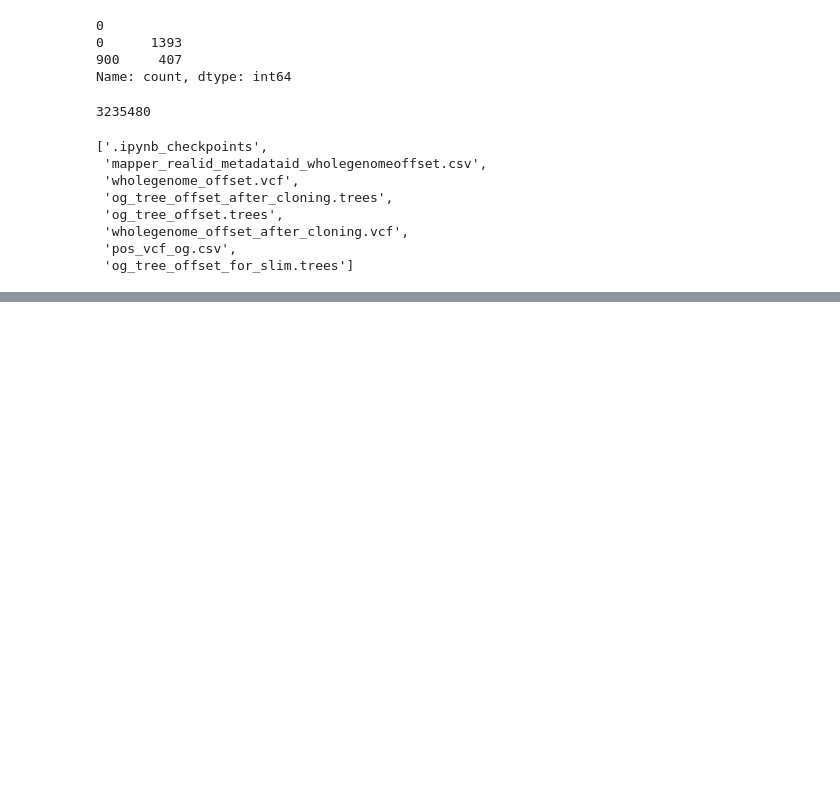
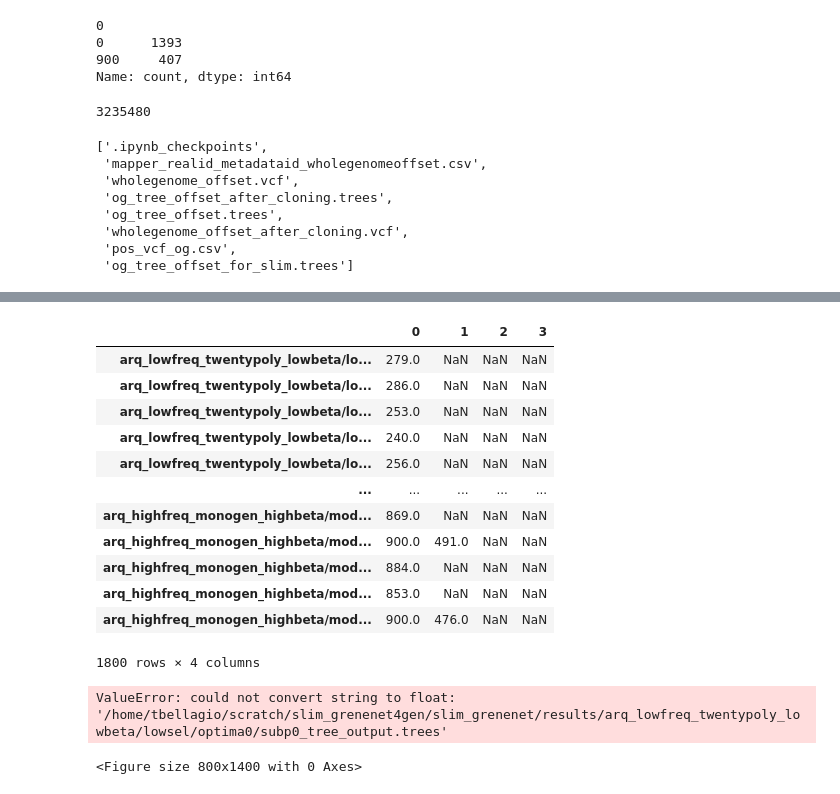
Before and after one commit to Tatianabellagio/slim_grenenet, a Jupyter notebook: test.ipynb, the cells around one changed output, grey strips where cells are left out. Drawn from its saved outputs; the diff is of its cells as text; code cells hidden in the pictures; blank space fills up the shorter version.

```diff
--- a/test.ipynb
+++ b/test.ipynb
@@ -446,0 +538,24 @@ pos_vcf_og.to_csv(path + 'data/pos_vcf_og_nooffset.csv',index=None)
+# %%
+pop_size_all[pop_size_all > 900] = 900
+# %%
+pop_size_all
+# %% [output]
+|  | 0 | 1 | 2 | 3 |
+| arq_lowfreq_twentypoly_lowbeta/lo... | 279.0 | NaN | NaN | NaN |
+| arq_lowfreq_twentypoly_lowbeta/lo... | 286.0 | NaN | NaN | NaN |
+| arq_lowfreq_twentypoly_lowbeta/lo... | 253.0 | NaN | NaN | NaN |
+| arq_lowfreq_twentypoly_lowbeta/lo... | 240.0 | NaN | NaN | NaN |
+| arq_lowfreq_twentypoly_lowbeta/lo... | 256.0 | NaN | NaN | NaN |
+| ... | ... | ... | ... | ... |
+| arq_highfreq_monogen_highbeta/mod... | 869.0 | NaN | NaN | NaN |
+| arq_highfreq_monogen_highbeta/mod... | 900.0 | 491.0 | NaN | NaN |
+| arq_highfreq_monogen_highbeta/mod... | 884.0 | NaN | NaN | NaN |
+| arq_highfreq_monogen_highbeta/mod... | 853.0 | NaN | NaN | NaN |
+| arq_highfreq_monogen_highbeta/mod... | 900.0 | 476.0 | NaN | NaN |
+1800 rows × 4 columns
+# %%
+plt.figure(figsize=(8, 14))  # Width, height in inches
+sns.heatmap(pop_size_4gen);
+# %% [output]
+ValueError: could not convert string to float: '/home/tbellagio/scratch/slim_grenenet4gen/slim_grenenet/results/arq_lowfreq_twentypoly_lowbeta/lowsel/optima0/subp0_tree_output.trees'
+<Figure size 800x1400 with 0 Axes>
```
Also changed, not shown: parts of 22 cells of this notebook, 9 other files.
